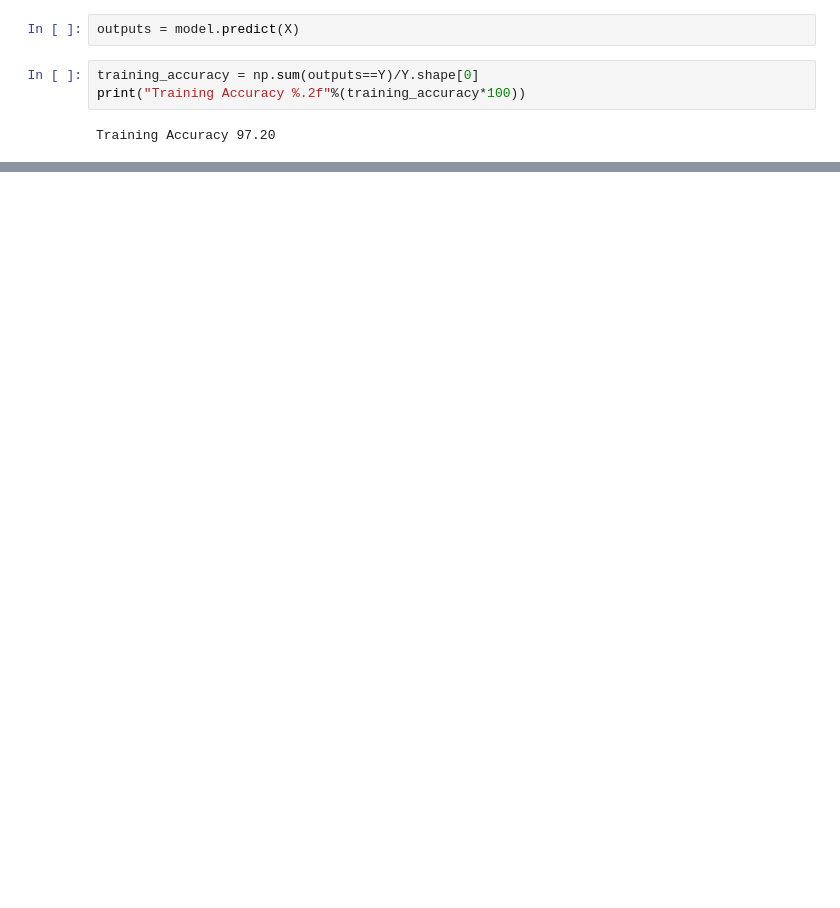
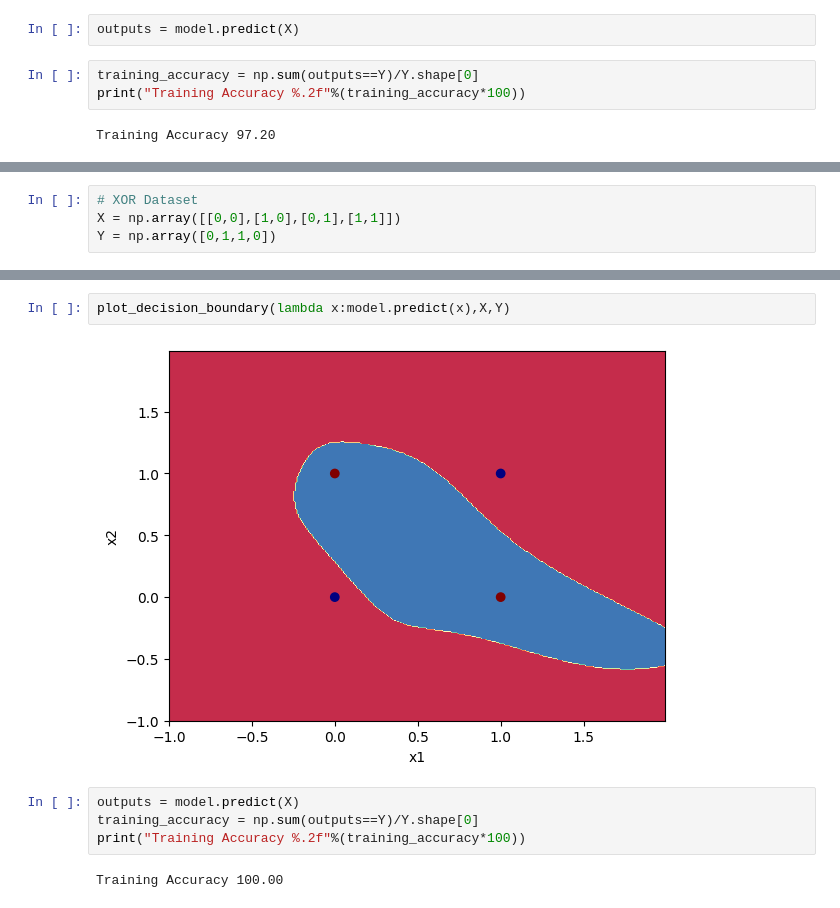
Before and after one commit to anmol201212/Deep-Learning, a Jupyter notebook: Practice/Neural Networks/code.ipynb, the cells around one changed output, grey strips where cells are left out. Drawn from its saved outputs; the diff is of its cells as text; blank space fills up the shorter version.

```diff
--- a/Practice/Neural Networks/code.ipynb
+++ b/Practice/Neural Networks/code.ipynb
@@ -224,0 +230,4 @@ Training Accuracy 97.20
+# %%
+# XOR Dataset
+X = np.array([[0,0],[1,0],[0,1],[1,1]])
+Y = np.array([0,1,1,0])
@@ -224,0 +254,10 @@ Training Accuracy 97.20
+# %%
+plot_decision_boundary(lambda x:model.predict(x),X,Y)
+# %% [output]
+[figure, added]
+# %%
+outputs = model.predict(X)
+training_accuracy = np.sum(outputs==Y)/Y.shape[0]
+print("Training Accuracy %.2f"%(training_accuracy*100))
+# %% [output]
+Training Accuracy 100.00
```
Also changed, not shown: parts of 10 cells of this notebook, 2 other files.
